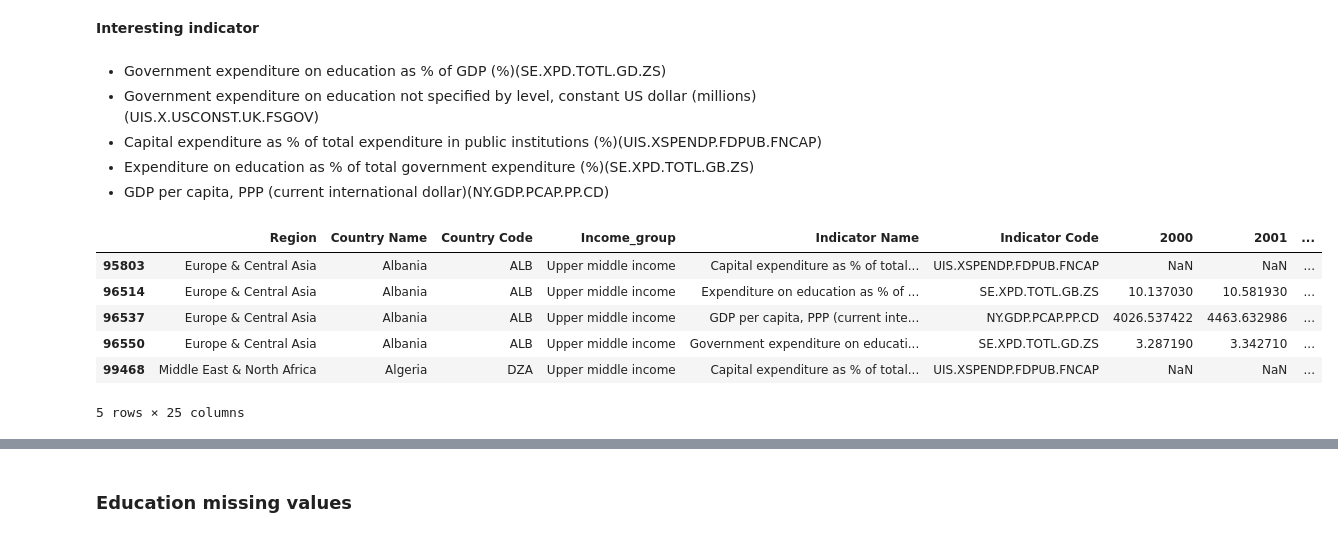
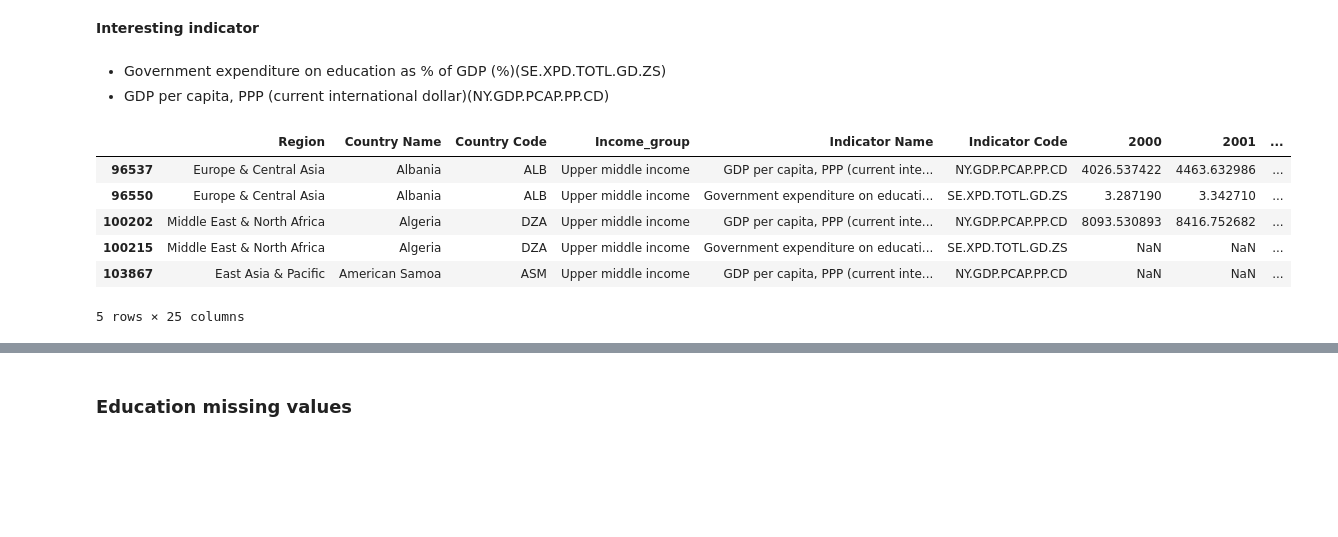
Before and after one commit to Azimoj/EdState-, a Jupyter notebook: P2.ipynb, the cells around one changed output, grey strips where cells are left out. Drawn from its saved outputs; the diff is of its cells as text; code cells hidden in the pictures; blank space fills up the shorter version.

```diff
--- a/P2.ipynb
+++ b/P2.ipynb
@@ -355,25 +1053,19 @@ __Interesting indicator__
 # %% [markdown]
 
 - 	Government expenditure on education as % of GDP (%)(SE.XPD.TOTL.GD.ZS)
-- Government expenditure on education not specified by level, constant US dollar (millions)(UIS.X.USCONST.UK.FSGOV)
-- Capital expenditure as % of total expenditure in public institutions (%)(UIS.XSPENDP.FDPUB.FNCAP)
-- Expenditure on education as % of total government expenditure (%)(SE.XPD.TOTL.GB.ZS)
 - GDP per capita, PPP (current international dollar)(NY.GDP.PCAP.PP.CD)
 # %%
 codes_to_keep = ['SE.XPD.TOTL.GD.ZS',
-                 'UIS.X.USCONST.UK.FSGOV',
-                 'UIS.XSPENDP.FDPUB.FNCAP',
-                 'SE.XPD.TOTL.GB.ZS',
-                'NY.GDP.PCAP.PP.CD']
+                 'NY.GDP.PCAP.PP.CD']
 data_r_exp = data_r_income[data_r_income['Indicator Code'].isin(codes_to_keep)]
 data_r_exp.head()
 # %% [output]
 |  | Region | Country Name | Country Code | Income_group | Indicator Name | Indicator Code | 2000 | 2001 | ... |
-| 95803 | Europe & Central Asia | Albania | ALB | Upper middle income | Capital expenditure as % of total... | UIS.XSPENDP.FDPUB.FNCAP | NaN | NaN | ... |
-| 96514 | Europe & Central Asia | Albania | ALB | Upper middle income | Expenditure on education as % of ... | SE.XPD.TOTL.GB.ZS | 10.137030 | 10.581930 | ... |
 | 96537 | Europe & Central Asia | Albania | ALB | Upper middle income | GDP per capita, PPP (current inte... | NY.GDP.PCAP.PP.CD | 4026.537422 | 4463.632986 | ... |
 | 96550 | Europe & Central Asia | Albania | ALB | Upper middle income | Government expenditure on educati... | SE.XPD.TOTL.GD.ZS | 3.287190 | 3.342710 | ... |
-| 99468 | Middle East & North Africa | Algeria | DZA | Upper middle income | Capital expenditure as % of total... | UIS.XSPENDP.FDPUB.FNCAP | NaN | NaN | ... |
+| 100202 | Middle East & North Africa | Algeria | DZA | Upper middle income | GDP per capita, PPP (current inte... | NY.GDP.PCAP.PP.CD | 8093.530893 | 8416.752682 | ... |
+| 100215 | Middle East & North Africa | Algeria | DZA | Upper middle income | Government expenditure on educati... | SE.XPD.TOTL.GD.ZS | NaN | NaN | ... |
+| 103867 | East Asia & Pacific | American Samoa | ASM | Upper middle income | GDP per capita, PPP (current inte... | NY.GDP.PCAP.PP.CD | NaN | NaN | ... |
 5 rows × 25 columns
 # %%
 data_r_exp.groupby('Indicator Code').count()
```
Also changed, not shown: parts of 277 cells of this notebook.
